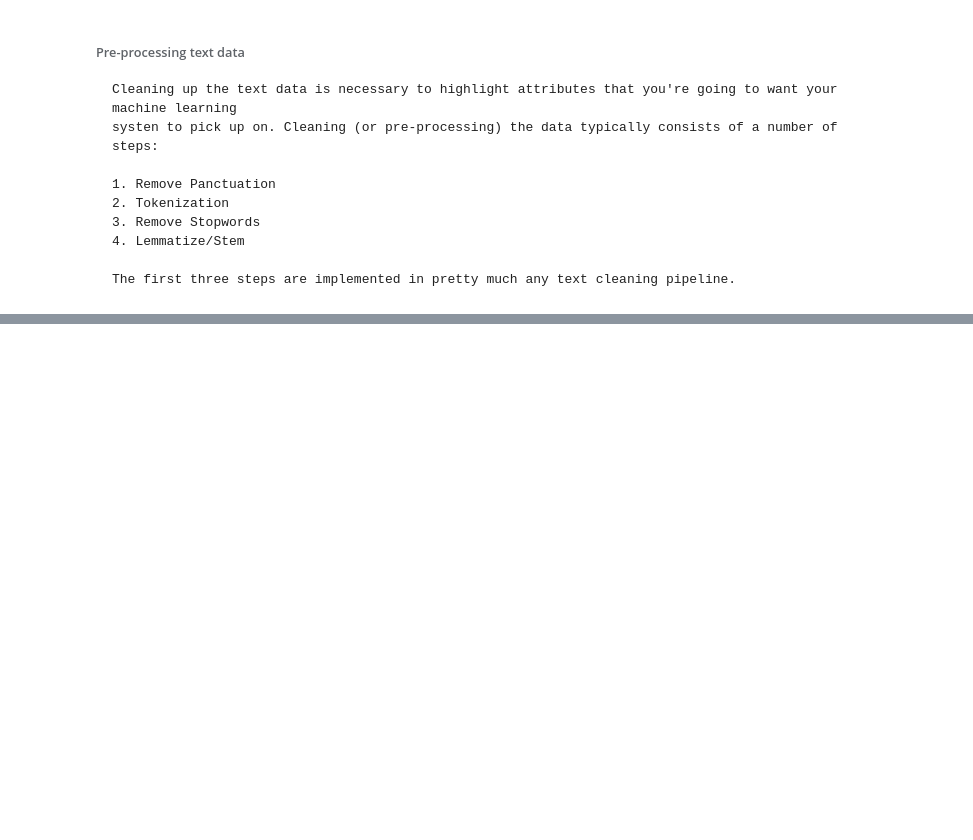
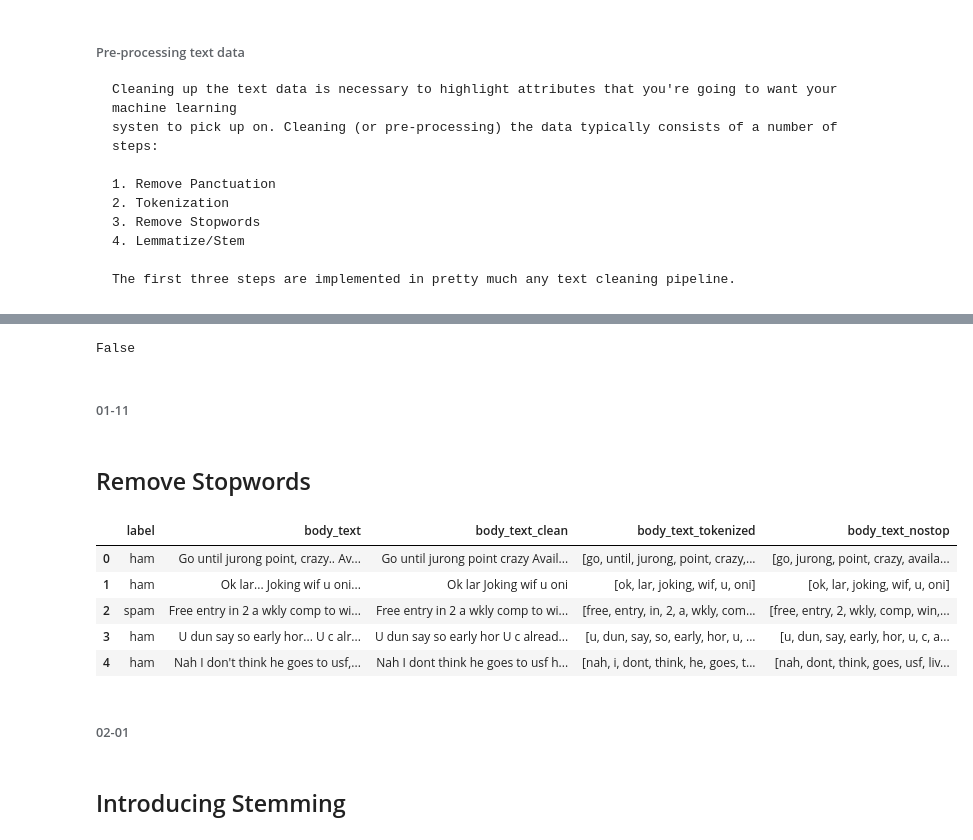
Before and after one commit to panchu93/ML, a Jupyter notebook: handsOn/NLP/NLP-Basics.ipynb, the cells around one changed output, grey strips where cells are left out. Cells and saved outputs as stored; diff of their text form; code cells hidden in the pictures; blank space fills up the shorter version.

```diff
--- a/handsOn/NLP/NLP-Basics.ipynb
+++ b/handsOn/NLP/NLP-Basics.ipynb
@@ -362,0 +392,8 @@ re.sub('[A-Z]+[0-9]+', 'PEP8 Python Styleguide', peep8_test)
+# %%
+def remove_punctuation(text):
+    text_nopunctuation = [ char for char in text if char not in string.punctuation]
+    return text_nopunctuation
+
+data['body_text_clean'] = data['body_text'].apply(lambda x: remove_punctuation(x))
+
+data.head()
@@ -362,0 +407,8 @@ re.sub('[A-Z]+[0-9]+', 'PEP8 Python Styleguide', peep8_test)
+# %%
+def remove_punctuation(text):
+    text_nopunctuation = "".join([ char for char in text if char not in string.punctuation])
+    return text_nopunctuation
+
+data['body_text_clean'] = data['body_text'].apply(lambda x: remove_punctuation(x))
+
+data.head()
@@ -362,0 +426,10 @@ re.sub('[A-Z]+[0-9]+', 'PEP8 Python Styleguide', peep8_test)
+# %%
+import re
+
+def tokenize(text):
+    tokens = re.split('\W+', text)
+    return tokens
+
+data['body_text_tokenized'] = data['body_text_clean'].apply(lambda x: tokenize(x.lower()))
+
+data.head()
@@ -362,0 +443,31 @@ re.sub('[A-Z]+[0-9]+', 'PEP8 Python Styleguide', peep8_test)
+# %%
+'NLP' == 'nlp'
+# %% [output]
+False
+# %% [markdown]
+###### 01-11
+# %% [markdown]
+## Remove Stopwords
+# %%
+import nltk
+
+stopword = nltk.corpus.stopwords.words('english')
+# %%
+def remove_stopwords(tokenized_list):
+    text = [word for word in tokenized_list if word not in stopword]
+    return text
+
+data['body_text_nostop'] = data['body_text_tokenized'].apply(lambda x: remove_stopwords(x))
+
+data.head()
+# %% [output]
+|  | label | body_text | body_text_clean | body_text_tokenized | body_text_nostop |
+| 0 | ham | Go until jurong point, crazy.. Av... | Go until jurong point crazy Avail... | [go, until, jurong, point, crazy,... | [go, jurong, point, crazy, availa... |
+| 1 | ham | Ok lar... Joking wif u oni... | Ok lar Joking wif u oni | [ok, lar, joking, wif, u, oni] | [ok, lar, joking, wif, u, oni] |
+| 2 | spam | Free entry in 2 a wkly comp to wi... | Free entry in 2 a wkly comp to wi... | [free, entry, in, 2, a, wkly, com... | [free, entry, 2, wkly, comp, win,... |
+| 3 | ham | U dun say so early hor... U c alr... | U dun say so early hor U c alread... | [u, dun, say, so, early, hor, u, ... | [u, dun, say, early, hor, u, c, a... |
+| 4 | ham | Nah I don't think he goes to usf,... | Nah I dont think he goes to usf h... | [nah, i, dont, think, he, goes, t... | [nah, dont, think, goes, usf, liv... |
+# %% [markdown]
+###### 02-01
+# %% [markdown]
+## Introducing Stemming
```
Also changed, not shown: parts of 11 cells of this notebook.
